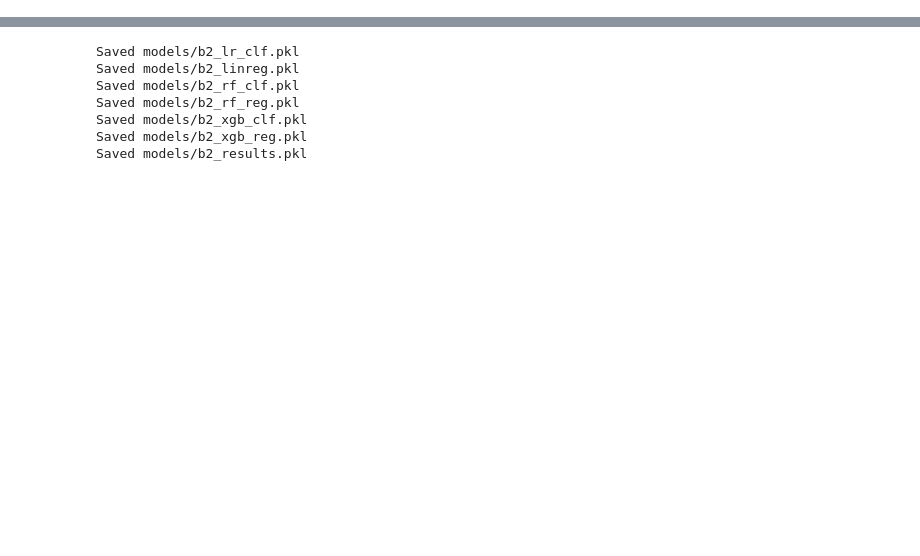
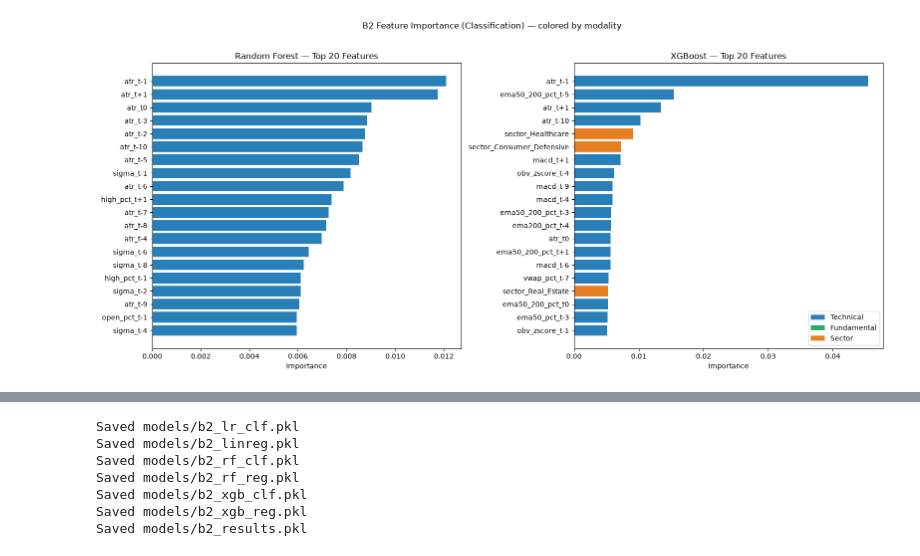
Before and after one commit to Richard-X46/Post-Earnings-Forecast, a Jupyter notebook: src/modeling/B2_Pipeline.ipynb, the cells around one changed output, grey strips where cells are left out. Drawn from its saved outputs; the diff is of its cells as text; code cells hidden in the pictures; blank space fills up the shorter version.

```diff
--- a/src/modeling/B2_Pipeline.ipynb
+++ b/src/modeling/B2_Pipeline.ipynb
@@ -413,0 +481,43 @@ XGBoost                       0.0461     0.0633    -0.2154
+# %%
+from matplotlib.patches import Patch
+
+FUND_COLS = {
+    "eps_growth_qoq", "revenue_growth_qoq",
+    "gross_margin", "gross_margin_qoq",
+    "debt_to_equity", "debt_to_equity_qoq",
+    "fcf_margin", "fcf_margin_qoq",
+    "roe", "roe_qoq",
+}
+
+def feature_color(name):
+    if name.startswith("sector_"):  return "#e67e22"  # orange
+    if name in FUND_COLS:           return "#27ae60"  # green
+    return "#2980b9"                                  # blue (technical)
+
+fig, axes = plt.subplots(1, 2, figsize=(16, 7))
+
+for ax, (label, imp) in zip(axes, [
+    ("Random Forest", rf_clf_model.feature_importances_),
+    ("XGBoost",       xgb_clf_model.feature_importances_),
+]):
+    top_idx   = np.argsort(imp)[-20:]
+    top_names = np.array(feature_cols)[top_idx]
+    top_imp   = imp[top_idx]
+    colors    = [feature_color(n) for n in top_names]
+
+    ax.barh(top_names, top_imp, color=colors)
+    ax.set_title(f"{label} — Top 20 Features")
+    ax.set_xlabel("Importance")
+
+legend_elements = [
+    Patch(facecolor="#2980b9", label="Technical"),
+    Patch(facecolor="#27ae60", label="Fundamental"),
+    Patch(facecolor="#e67e22", label="Sector"),
+]
+axes[1].legend(handles=legend_elements, loc="lower right")
+
+plt.suptitle("B2 Feature Importance (Classification) — colored by modality", y=1.02)
+plt.tight_layout()
+plt.show()
+# %% [output]
+[figure, added]
```
Also changed, not shown: parts of 20 cells of this notebook, 4 other files.
